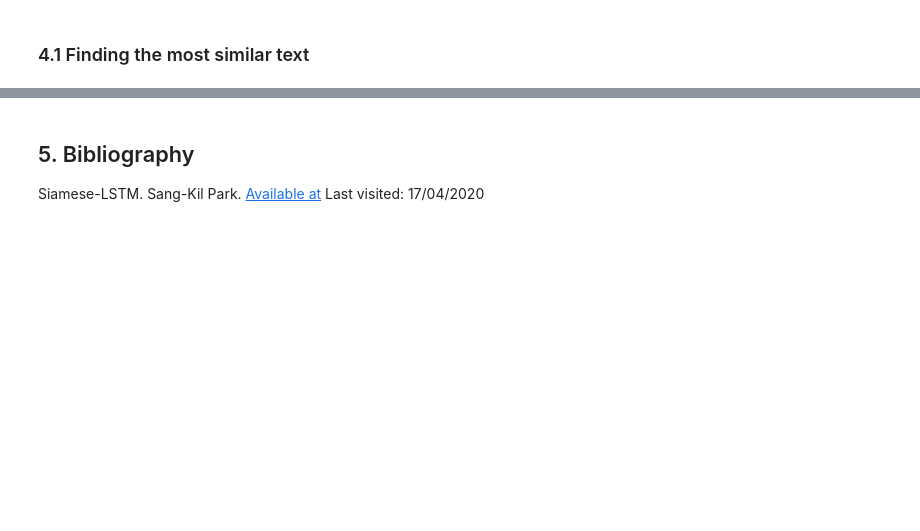
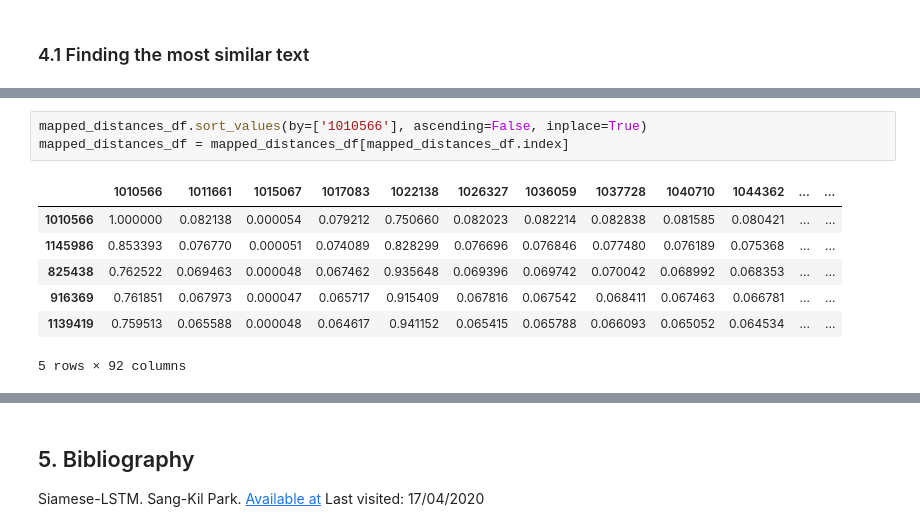
Before and after one commit to thiagolrpinho/nlp-similarity-models, a Jupyter notebook: main.ipynb, the cells around one changed output, grey strips where cells are left out. Cells and saved outputs as stored; diff of their text form; blank space fills up the shorter version.

```diff
--- a/main.ipynb
+++ b/main.ipynb
@@ -418,0 +471,11 @@ judiciario justica federal assiste razao autora revista pensao morte devendo pag
+# %%
+mapped_distances_df.sort_values(by=['1010566'], ascending=False, inplace=True)
+mapped_distances_df = mapped_distances_df[mapped_distances_df.index]
+# %% [output]
+|  | 1010566 | 1011661 | 1015067 | 1017083 | 1022138 | 1026327 | 1036059 | 1037728 | 1040710 | 1044362 | ... | ... |
+| 1010566 | 1.000000 | 0.082138 | 0.000054 | 0.079212 | 0.750660 | 0.082023 | 0.082214 | 0.082838 | 0.081585 | 0.080421 | ... | ... |
+| 1145986 | 0.853393 | 0.076770 | 0.000051 | 0.074089 | 0.828299 | 0.076696 | 0.076846 | 0.077480 | 0.076189 | 0.075368 | ... | ... |
+| 825438 | 0.762522 | 0.069463 | 0.000048 | 0.067462 | 0.935648 | 0.069396 | 0.069742 | 0.070042 | 0.068992 | 0.068353 | ... | ... |
+| 916369 | 0.761851 | 0.067973 | 0.000047 | 0.065717 | 0.915409 | 0.067816 | 0.067542 | 0.068411 | 0.067463 | 0.066781 | ... | ... |
+| 1139419 | 0.759513 | 0.065588 | 0.000048 | 0.064617 | 0.941152 | 0.065415 | 0.065788 | 0.066093 | 0.065052 | 0.064534 | ... | ... |
+5 rows × 92 columns
```
Also changed, not shown: parts of 19 cells of this notebook.
